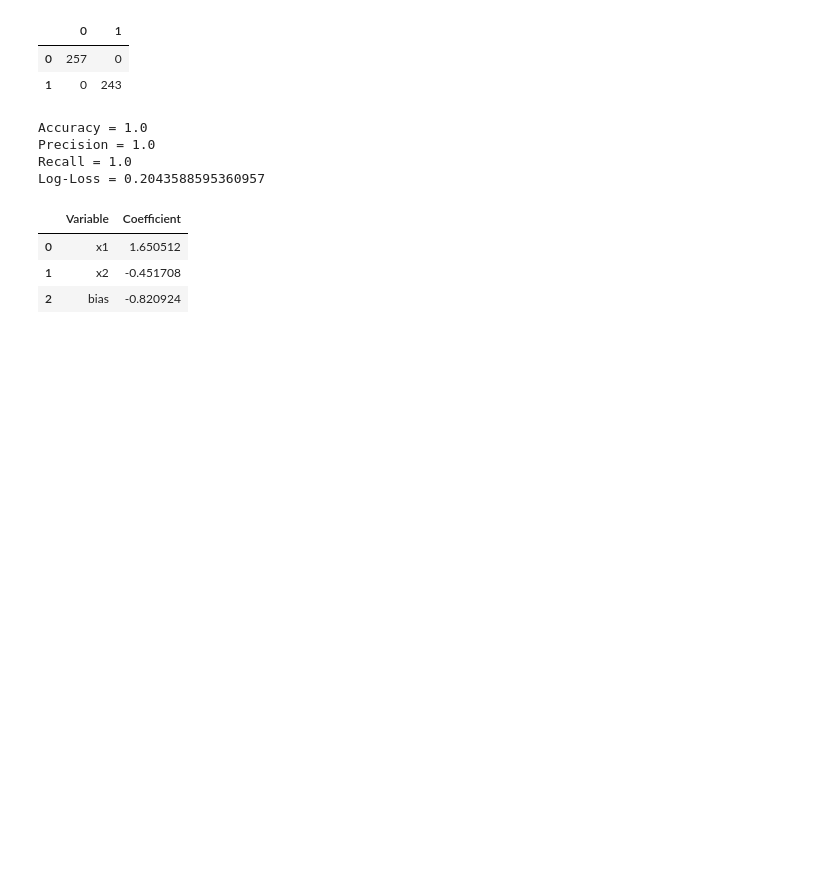
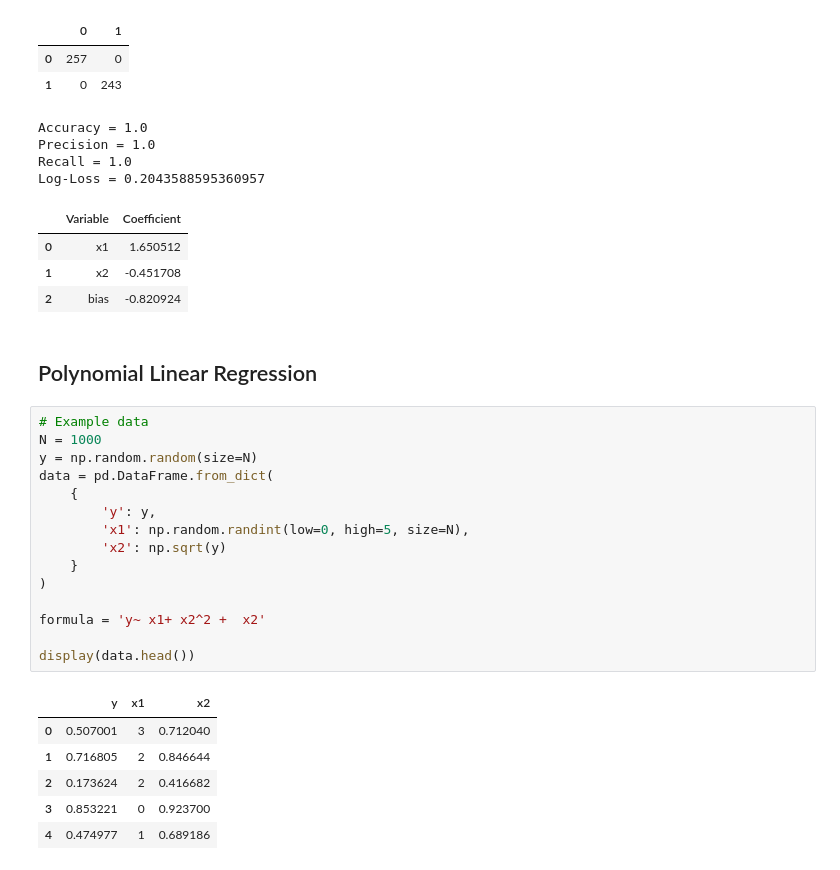
Before and after one commit to DomingoPC/ml-models, a Jupyter notebook: linear-regression.ipynb, the cells around one changed output. Saved outputs shown, nothing was run; the diff lists cells and outputs as text; blank space fills up the shorter version.

```diff
--- a/linear-regression.ipynb
+++ b/linear-regression.ipynb
@@ -442,3 +442,27 @@ Log-Loss = 0.2043588595360957
 | 0 | x1 | 1.650512 |
 | 1 | x2 | -0.451708 |
 | 2 | bias | -0.820924 |
+# %% [markdown]
+## Polynomial Linear Regression
+# %%
+# Example data
+N = 1000
+y = np.random.random(size=N)
+data = pd.DataFrame.from_dict(
+    {
+        'y': y,
+        'x1': np.random.randint(low=0, high=5, size=N),
+        'x2': np.sqrt(y)
+    }
+)
+
+formula = 'y~ x1+ x2^2 +  x2'
+
+display(data.head())
+# %% [output]
+|  | y | x1 | x2 |
+| 0 | 0.507001 | 3 | 0.712040 |
+| 1 | 0.716805 | 2 | 0.846644 |
+| 2 | 0.173624 | 2 | 0.416682 |
+| 3 | 0.853221 | 0 | 0.923700 |
+| 4 | 0.474977 | 1 | 0.689186 |
```
Also changed, not shown: parts of 4 cells of this notebook, 1 other file.
